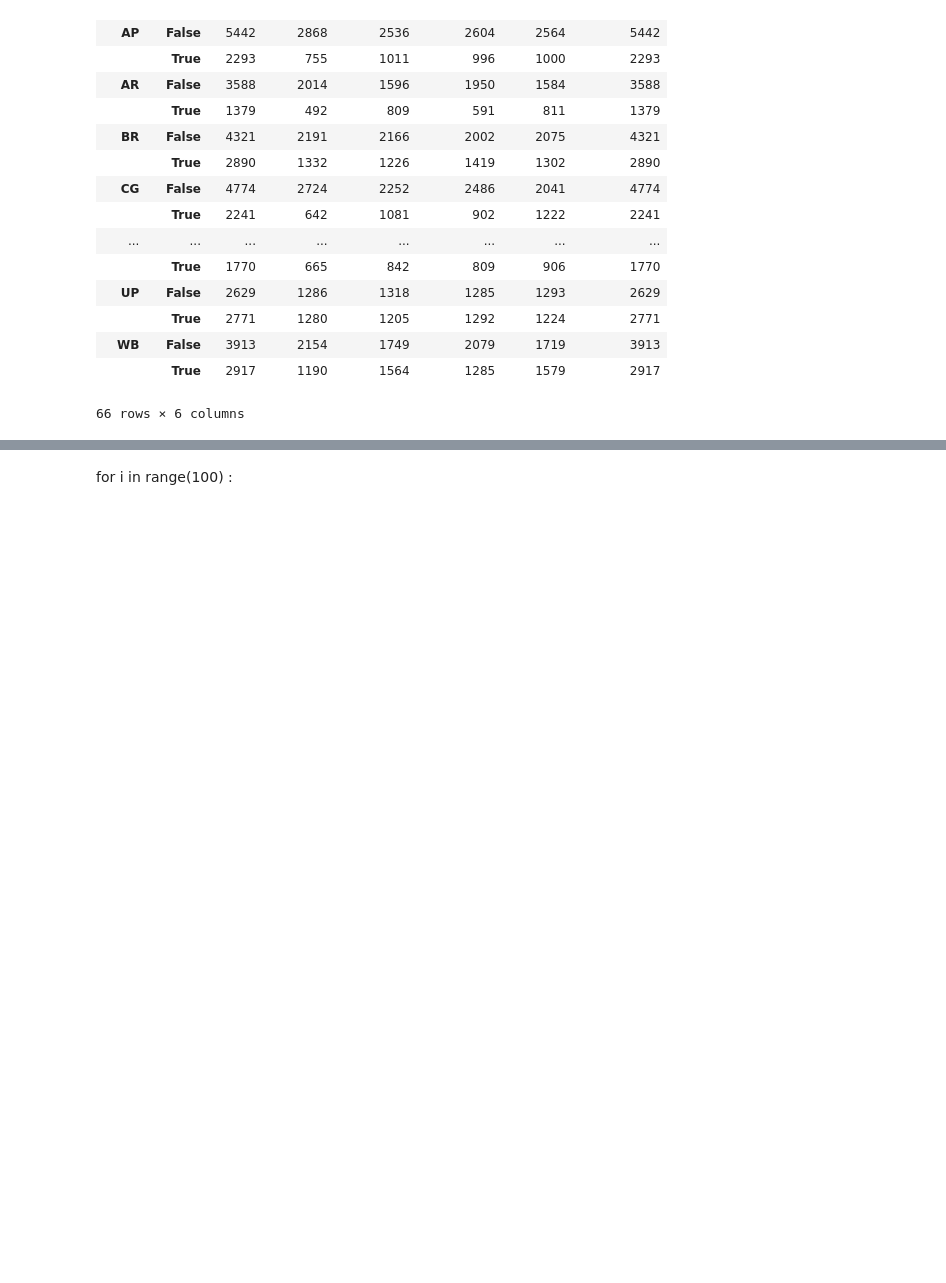
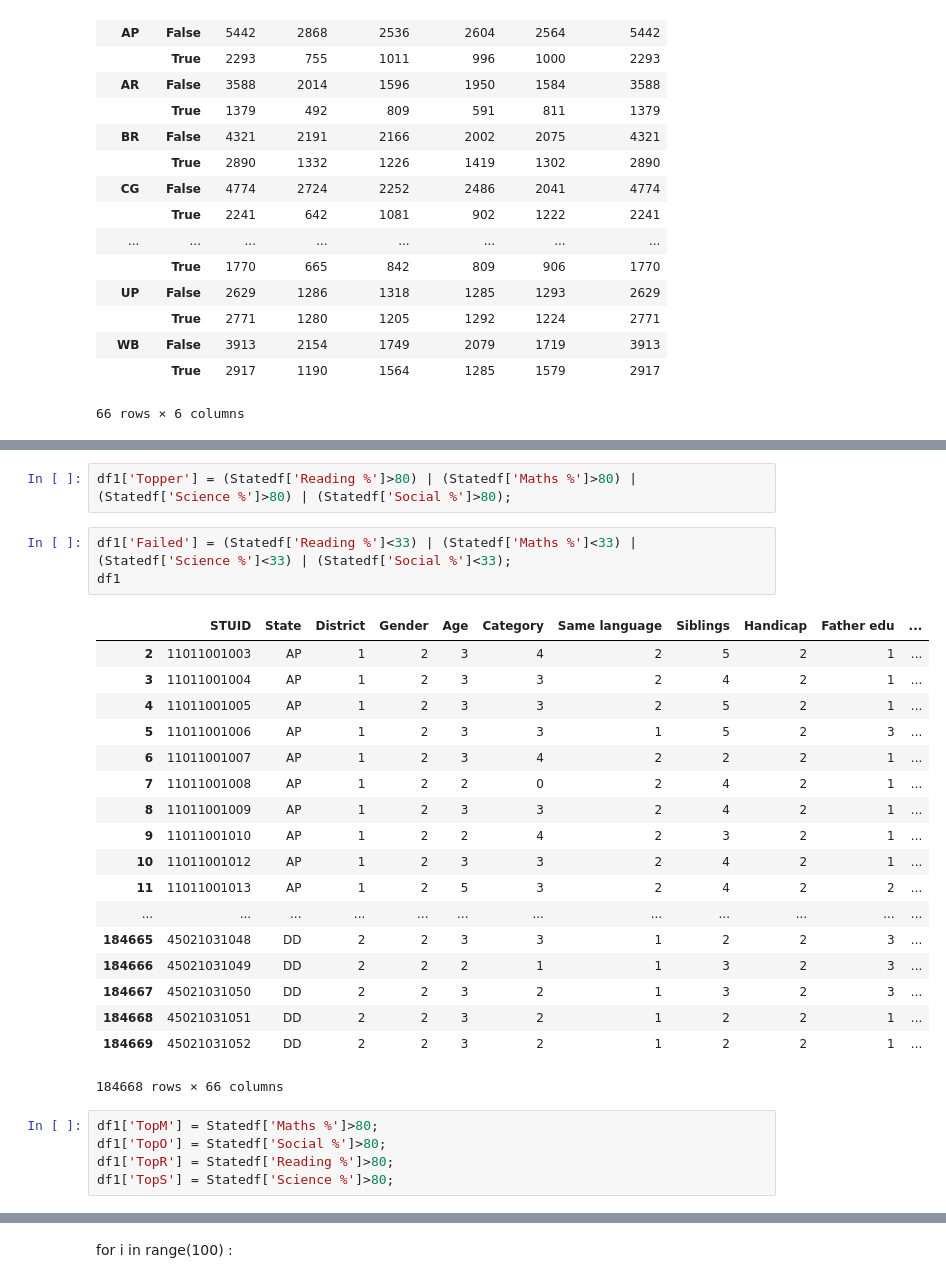
Before and after one commit to holy-devil/nas-dataviz, a Jupyter notebook: analysis/NAS Plots.ipynb, the cells around one changed output, grey strips where cells are left out. Cells and saved outputs as stored; diff of their text form; blank space fills up the shorter version.

```diff
--- a/analysis/NAS Plots.ipynb
+++ b/analysis/NAS Plots.ipynb
@@ -565,0 +569,29 @@ g1
+# %%
+df1['Topper'] = (Statedf['Reading %']>80) | (Statedf['Maths %']>80) | (Statedf['Science %']>80) | (Statedf['Social %']>80);
+# %%
+df1['Failed'] = (Statedf['Reading %']<33) | (Statedf['Maths %']<33) | (Statedf['Science %']<33) | (Statedf['Social %']<33);
+df1
+# %% [output]
+|  | STUID | State | District | Gender | Age | Category | Same language | Siblings | Handicap | Father edu | ... |
+| 2 | 11011001003 | AP | 1 | 2 | 3 | 4 | 2 | 5 | 2 | 1 | ... |
+| 3 | 11011001004 | AP | 1 | 2 | 3 | 3 | 2 | 4 | 2 | 1 | ... |
+| 4 | 11011001005 | AP | 1 | 2 | 3 | 3 | 2 | 5 | 2 | 1 | ... |
+| 5 | 11011001006 | AP | 1 | 2 | 3 | 3 | 1 | 5 | 2 | 3 | ... |
+| 6 | 11011001007 | AP | 1 | 2 | 3 | 4 | 2 | 2 | 2 | 1 | ... |
+| 7 | 11011001008 | AP | 1 | 2 | 2 | 0 | 2 | 4 | 2 | 1 | ... |
+| 8 | 11011001009 | AP | 1 | 2 | 3 | 3 | 2 | 4 | 2 | 1 | ... |
+| 9 | 11011001010 | AP | 1 | 2 | 2 | 4 | 2 | 3 | 2 | 1 | ... |
+| 10 | 11011001012 | AP | 1 | 2 | 3 | 3 | 2 | 4 | 2 | 1 | ... |
+| 11 | 11011001013 | AP | 1 | 2 | 5 | 3 | 2 | 4 | 2 | 2 | ... |
+| ... | ... | ... | ... | ... | ... | ... | ... | ... | ... | ... | ... |
+| 184665 | 45021031048 | DD | 2 | 2 | 3 | 3 | 1 | 2 | 2 | 3 | ... |
+| 184666 | 45021031049 | DD | 2 | 2 | 2 | 1 | 1 | 3 | 2 | 3 | ... |
+| 184667 | 45021031050 | DD | 2 | 2 | 3 | 2 | 1 | 3 | 2 | 3 | ... |
+| 184668 | 45021031051 | DD | 2 | 2 | 3 | 2 | 1 | 2 | 2 | 1 | ... |
+| 184669 | 45021031052 | DD | 2 | 2 | 3 | 2 | 1 | 2 | 2 | 1 | ... |
+184668 rows × 66 columns
+# %%
+df1['TopM'] = Statedf['Maths %']>80;
+df1['TopO'] = Statedf['Social %']>80;
+df1['TopR'] = Statedf['Reading %']>80;
+df1['TopS'] = Statedf['Science %']>80;
```
Also changed, not shown: parts of 4 cells of this notebook, 2 other files.
